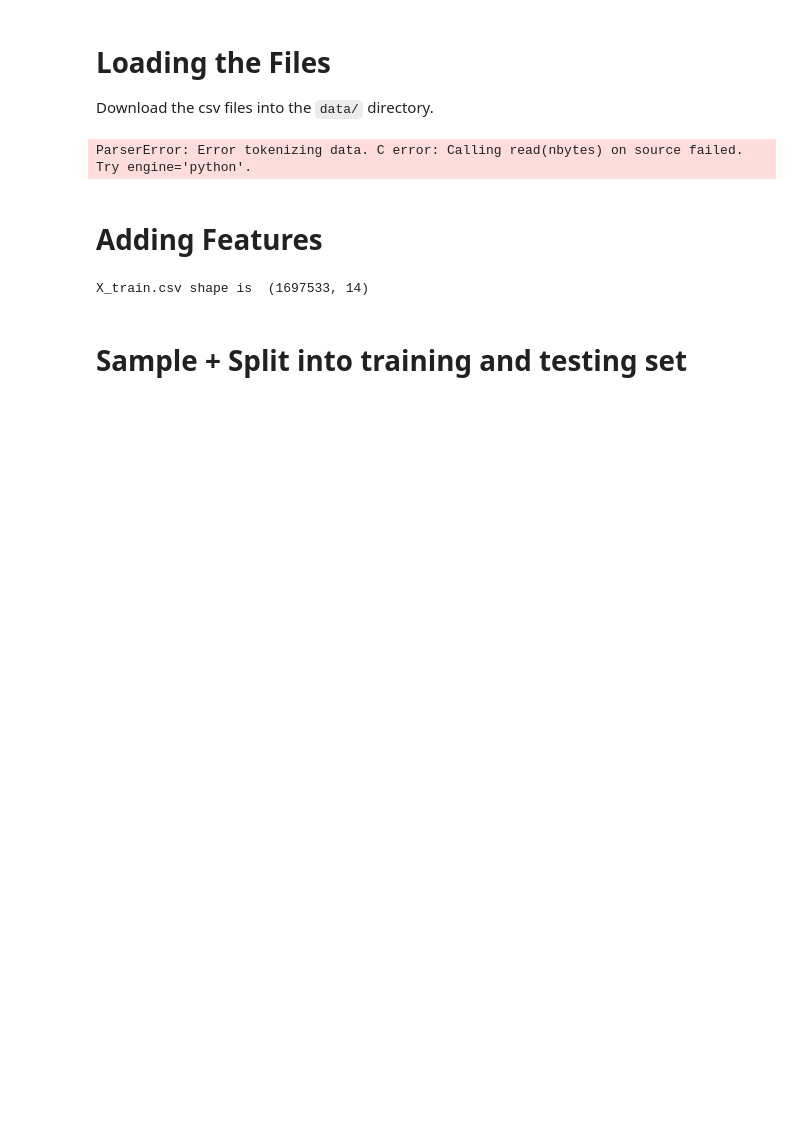
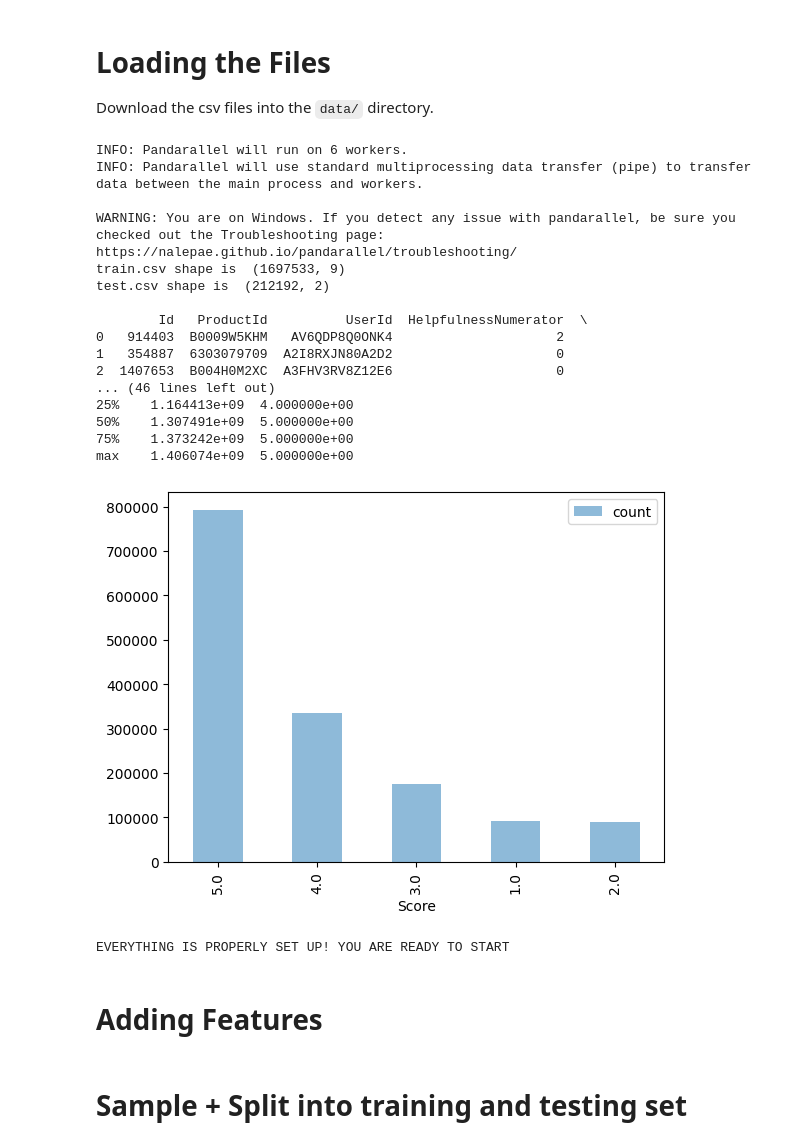
Before and after one commit to gracedes/gracedes-midterm, a Jupyter notebook: starter_code.ipynb, the cells around one changed output. Saved outputs shown, nothing was run; the diff lists cells and outputs as text; code cells hidden in the pictures; blank space fills up the shorter version.

```diff
--- a/starter_code.ipynb
+++ b/starter_code.ipynb
@@ -16,29 +19,49 @@ from vaderSentiment.vaderSentiment import SentimentIntensityAnalyzer
 
 Download the csv files into the `data/` directory.
 # %%
+pandarallel.initialize(progress_bar=False)
+
 trainingSet = pd.read_csv("./data/train.csv")
 testingSet = pd.read_csv("./data/test.csv")
 
 print("train.csv shape is ", trainingSet.shape)
 print("test.csv shape is ", testingSet.shape)
 
 print()
 
 print(trainingSet.head())
 print()
 print(testingSet.head())
 
 print()
 
 print(trainingSet.describe())
 
 trainingSet['Score'].value_counts().plot(kind='bar', legend=True, alpha=.5)
 plt.show()
 
 print()
 print("EVERYTHING IS PROPERLY SET UP! YOU ARE READY TO START")
 # %% [output]
-ParserError: Error tokenizing data. C error: Calling read(nbytes) on source failed. Try engine='python'.
+INFO: Pandarallel will run on 6 workers.
+INFO: Pandarallel will use standard multiprocessing data transfer (pipe) to transfer data between the main process and workers.
+
+WARNING: You are on Windows. If you detect any issue with pandarallel, be sure you checked out the Troubleshooting page:
+https://nalepae.github.io/pandarallel/troubleshooting/
+train.csv shape is  (1697533, 9)
+test.csv shape is  (212192, 2)
+
+        Id   ProductId          UserId  HelpfulnessNumerator  \
+0   914403  B0009W5KHM   AV6QDP8Q0ONK4                     2
+1   354887  6303079709  A2I8RXJN80A2D2                     0
+2  1407653  B004H0M2XC  A3FHV3RV8Z12E6                     0
+... (46 lines left out)
+25%    1.164413e+09  4.000000e+00
+50%    1.307491e+09  5.000000e+00
+75%    1.373242e+09  5.000000e+00
+max    1.406074e+09  5.000000e+00
+[figure, added]
+EVERYTHING IS PROPERLY SET UP! YOU ARE READY TO START
 # %% [markdown]
 # Adding Features
 # %%
@@ -50,11 +73,16 @@ def add_features_to(df):
 
     # Add the vader sentiment analysis
     analyzer = SentimentIntensityAnalyzer()
-    df['vader component'] = df['Text'].fillna('').apply(lambda x: analyzer.polarity_scores(x)['compound'])
-    df['vader pos/neu/neg'] = df['vader component'].apply(lambda x: 1 if x >= 0.05 else (0 if x > -0.05 else -1))
+    df['vader component (body)'] = df['Text'].fillna('').parallel_apply(lambda x: analyzer.polarity_scores(x)['compound'])
+    df['vader pos/neu/neg (body)'] = df['vader component (body)'].parallel_apply(lambda x: 1 if x >= 0.05 else (0 if x > -0.05 else -1))
+    df['vader component (header)'] = df['Text'].fillna('').parallel_apply(lambda x: analyzer.polarity_scores(x)['compound'])
+    df['vader pos/neu/neg (header)'] = df['vader component (header)'].parallel_apply(lambda x: 1 if x >= 0.05 else (0 if x > -0.05 else -1))
 
-    df['length'] = df['Text'].fillna('').apply(lambda x: len(x))                # the length of the review
-    df['month'] = df['Time'].apply(lambda x: x // 2629743)                      # the month of the review, counted as months since 1970. So basically, this is a recency score
+    df['length'] = df['Text'].fillna('').parallel_apply(lambda x: len(x))                               # the length of the review
+    df['word count'] = df['Text'].fillna('').parallel_apply(lambda x: len(x.strip().split()))           # the number of words in the review
+    df['avg word length'] = df['length'] / df['word count']                                             # the average word length in the review
+    df['unique words'] = df['Text'].fillna('').parallel_apply(lambda x: len(set(x.strip().split())))    # the number of unique words in the review
+    df['vocab richness'] = df['unique words'] / df['word count']                                        # the ratio of unique words to total words in the review
 
     return df
 
@@ -80,8 +108,6 @@ else:
 
     X_submission.to_csv("./data/X_submission.csv", index=False)
     X_train.to_csv("./data/X_train.csv", index=False)
-# %% [output]
-X_train.csv shape is  (1697533, 14)
 # %% [markdown]
 # Sample + Split into training and testing set
 # %%
```
Also changed, not shown: parts of 6 cells of this notebook, 1 other file.
